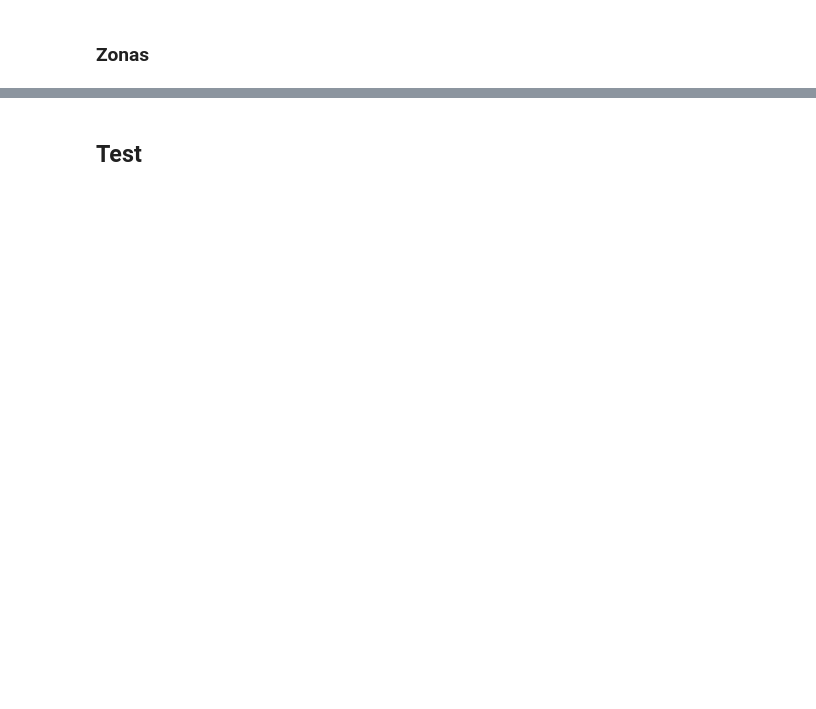
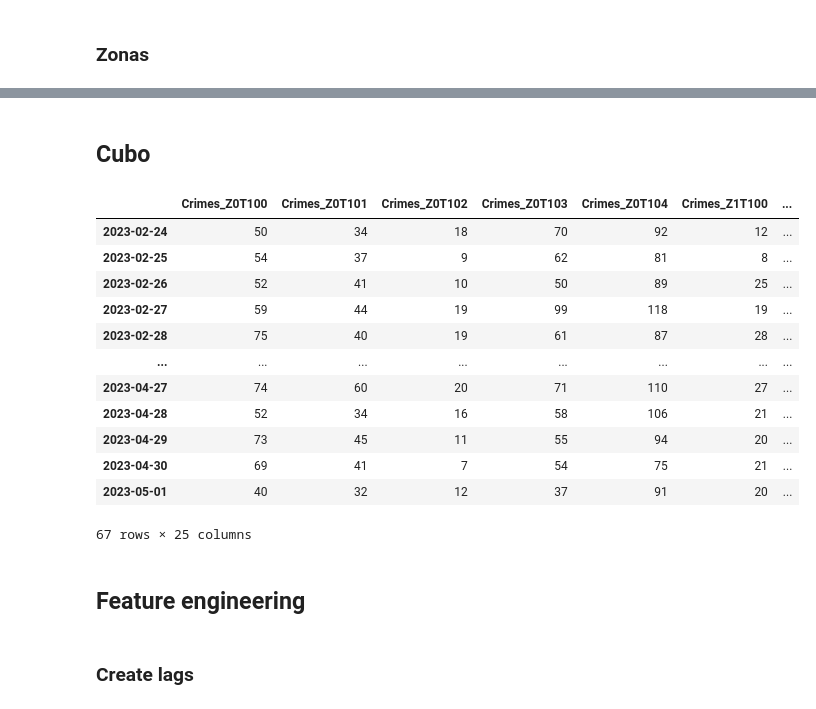
Before and after one commit to bluterplay/LAPD, a Jupyter notebook: Encapsulamiento/Test.ipynb, the cells around one changed output, grey strips where cells are left out. Cells and saved outputs as stored; diff of their text form; code cells hidden in the pictures; blank space fills up the shorter version.

```diff
--- a/Encapsulamiento/Test.ipynb
+++ b/Encapsulamiento/Test.ipynb
@@ -274,0 +312,2 @@ Name: zonas, dtype: float64
+# %% [markdown]
+## Cubo
@@ -275,2 +361,22 @@ Name: zonas, dtype: float64
+# %%
+cubo= CubeCrimesGenerator(cleaner.df)
+# %%
+df_cubo=cubo.generateCube()
+# %%
+df_cubo
+# %% [output]
+|  | Crimes_Z0T100 | Crimes_Z0T101 | Crimes_Z0T102 | Crimes_Z0T103 | Crimes_Z0T104 | Crimes_Z1T100 | ... |
+| 2023-02-24 | 50 | 34 | 18 | 70 | 92 | 12 | ... |
+| 2023-02-25 | 54 | 37 | 9 | 62 | 81 | 8 | ... |
+| 2023-02-26 | 52 | 41 | 10 | 50 | 89 | 25 | ... |
+| 2023-02-27 | 59 | 44 | 19 | 99 | 118 | 19 | ... |
+| 2023-02-28 | 75 | 40 | 19 | 61 | 87 | 28 | ... |
+| ... | ... | ... | ... | ... | ... | ... | ... |
+| 2023-04-27 | 74 | 60 | 20 | 71 | 110 | 27 | ... |
+| 2023-04-28 | 52 | 34 | 16 | 58 | 106 | 21 | ... |
+| 2023-04-29 | 73 | 45 | 11 | 55 | 94 | 20 | ... |
+| 2023-04-30 | 69 | 41 | 7 | 54 | 75 | 21 | ... |
+| 2023-05-01 | 40 | 32 | 12 | 37 | 91 | 20 | ... |
+67 rows × 25 columns
 # %% [markdown]
-## Test
+## Feature engineering
@@ -276,0 +431,2 @@ Name: zonas, dtype: float64
+# %% [markdown]
+### Create lags
```
Also changed, not shown: parts of 37 cells of this notebook, 3 other files.
